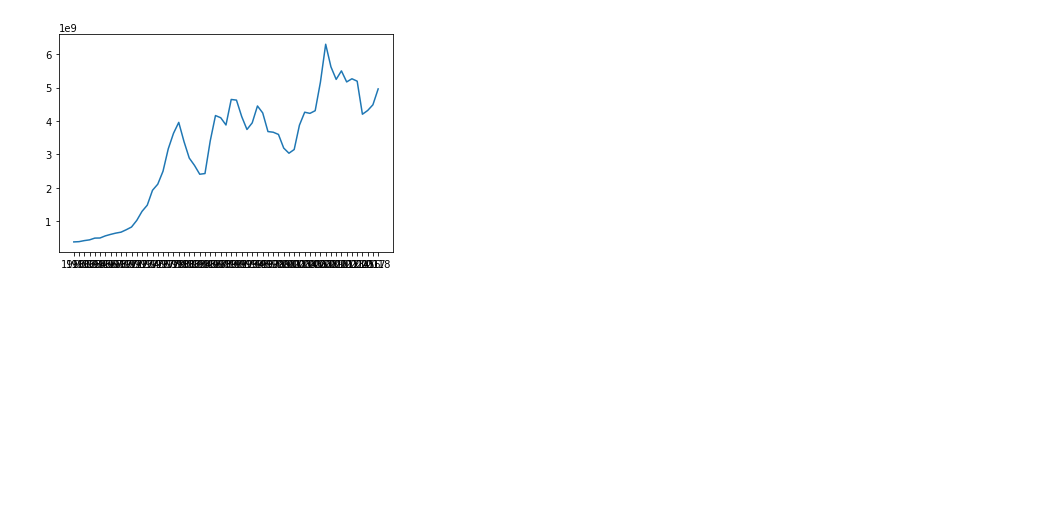
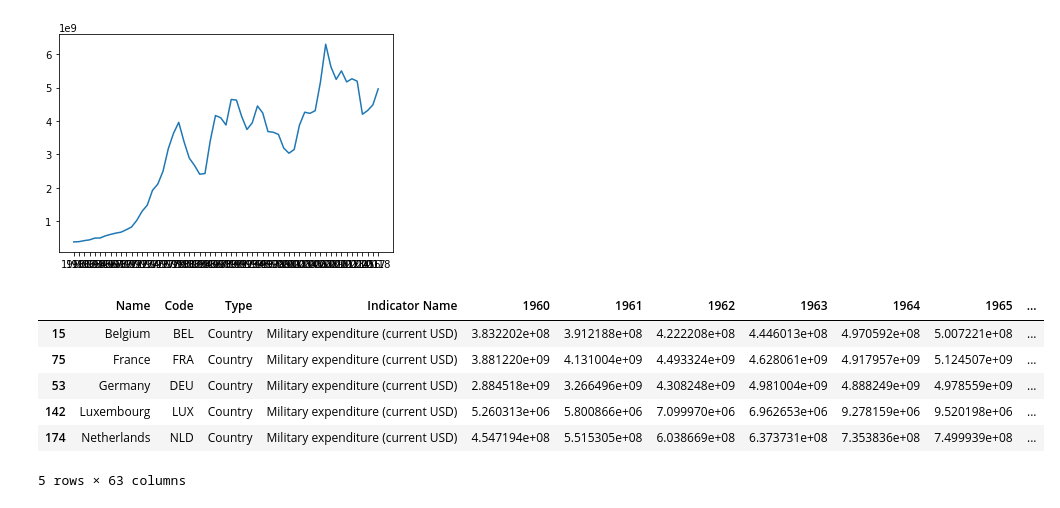
Before and after one commit to stijnverpoest/BRICS-economy, a Jupyter notebook: Military Spending.ipynb, the cells around one changed output. Drawn from its saved outputs; the diff is of its cells as text; code cells hidden in the pictures; blank space fills up the shorter version.

```diff
--- a/Military Spending.ipynb
+++ b/Military Spending.ipynb
@@ -76,3 +59,22 @@ plt.plot(df_belgium_years_rows.year, df_belgium_years_rows.expenses)
 # %% [output]
 [<matplotlib.lines.Line2D at 0x...>]
 [figure]
+# %%
+df_fr=df[df.Name == "France"]
+df_ge=df[df.Name == "Germany"]
+df_lux=df[df.Name == "Luxembourg"]
+df_nl=df[df.Name == "Netherlands"]
+# %%
+df_eu = df_belgium.append(df_fr)
+df_eu = df_eu.append(df_ge)
+df_eu = df_eu.append(df_lux)
+df_eu = df_eu.append(df_nl)
+df_eu.head()
+# %% [output]
+|  | Name | Code | Type | Indicator Name | 1960 | 1961 | 1962 | 1963 | 1964 | 1965 | ... |
+| 15 | Belgium | BEL | Country | Military expenditure (current USD) | 3.832202e+08 | 3.912188e+08 | 4.222208e+08 | 4.446013e+08 | 4.970592e+08 | 5.007221e+08 | ... |
+| 75 | France | FRA | Country | Military expenditure (current USD) | 3.881220e+09 | 4.131004e+09 | 4.493324e+09 | 4.628061e+09 | 4.917957e+09 | 5.124507e+09 | ... |
+| 53 | Germany | DEU | Country | Military expenditure (current USD) | 2.884518e+09 | 3.266496e+09 | 4.308248e+09 | 4.981004e+09 | 4.888249e+09 | 4.978559e+09 | ... |
+| 142 | Luxembourg | LUX | Country | Military expenditure (current USD) | 5.260313e+06 | 5.800866e+06 | 7.099970e+06 | 6.962653e+06 | 9.278159e+06 | 9.520198e+06 | ... |
+| 174 | Netherlands | NLD | Country | Military expenditure (current USD) | 4.547194e+08 | 5.515305e+08 | 6.038669e+08 | 6.373731e+08 | 7.353836e+08 | 7.499939e+08 | ... |
+5 rows × 63 columns
```
Also changed, not shown: parts of 10 cells of this notebook.
